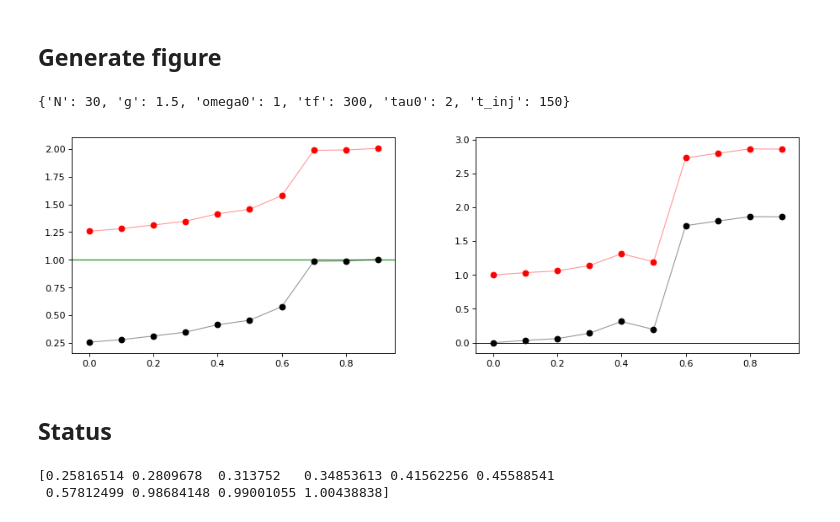
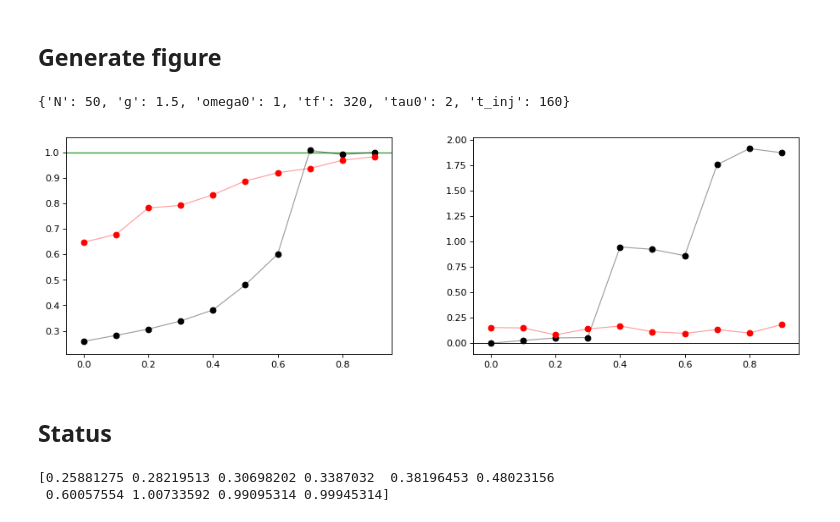
Before and after one commit to parkseo7/KuramotoPlasticDelay, a Jupyter notebook: figINJ_multiple.ipynb, the cells around one changed output. Cells and saved outputs as stored; diff of their text form; code cells hidden in the pictures.

```diff
--- a/figINJ_multiple.ipynb
+++ b/figINJ_multiple.ipynb
@@ -32,7 +32,7 @@ from IPython.display import clear_output
 # Directories
 # %%
 # Data files
-im_folder_p = 'matlab_fig7_np'
+im_folder_p = 'matlab_fig7_p'
 im_folder_np = 'matlab_fig7_np'
 
 # Directory
@@ -257,38 +257,38 @@ line_opts2 = {'linewidth': 2.0,
 # %%
 fig, ax = plt.subplots(2, figsize=(12,4), dpi=80)
 
 # Set positions
 ax[0].set_position(bbox0)
 ax[1].set_position(bbox1)
 
 # Figure A
 # ax[0].set_xlim(left=0, right=1)
 ax[0].scatter(inj_np, Omega_np, color='black', zorder=1)
 ax[0].plot(inj_np, Omega_np, color='black', zorder=0, **line_opts)
 
-ax[0].scatter(inj_np, 1 + Omega_p, color='red', zorder=1)
-ax[0].plot(inj_np, 1 + Omega_p, color='red', zorder=0, **line_opts)
+ax[0].scatter(inj_p, Omega_p, color='red', zorder=1)
+ax[0].plot(inj_p, Omega_p, color='red', zorder=0, **line_opts)
 
 ax[0].axhline(y=param['omega0'], zorder=-1, **omega_opts)
 
 # Figure B
 # ax[1].set_xlim(left=0, right=1)
 ax[1].scatter(inj_np, delta_np, color='black', zorder=1)
 ax[1].plot(inj_np, delta_np, color='black', zorder=0, **line_opts)
 
-ax[1].scatter(inj_np, 1 + delta_p, color='red', zorder=1)
-ax[1].plot(inj_np, 1 + delta_p, color='red', zorder=0, **line_opts)
+ax[1].scatter(inj_p, delta_p, color='red', zorder=1)
+ax[1].plot(inj_p, delta_p, color='red', zorder=0, **line_opts)
 
 ax[1].axhline(y=0, zorder=-1, color='black', linewidth=0.8)
 
 print(param)
 # %% [output]
-{'N': 30, 'g': 1.5, 'omega0': 1, 'tf': 300, 'tau0': 2, 't_inj': 150}
+{'N': 50, 'g': 1.5, 'omega0': 1, 'tf': 320, 'tau0': 2, 't_inj': 160}
-[figure, old version]
+[figure, new version]
 # %% [markdown]
 ## Status
 # %%
 print(Omega_np)
 # %% [output]
-[0.25816514 0.2809678  0.313752   0.34853613 0.41562256 0.45588541
- 0.57812499 0.98684148 0.99001055 1.00438838]
+[0.25881275 0.28219513 0.30698202 0.3387032  0.38196453 0.48023156
+ 0.60057554 1.00733592 0.99095314 0.99945314]
```
Also changed, not shown: 7 other files.
